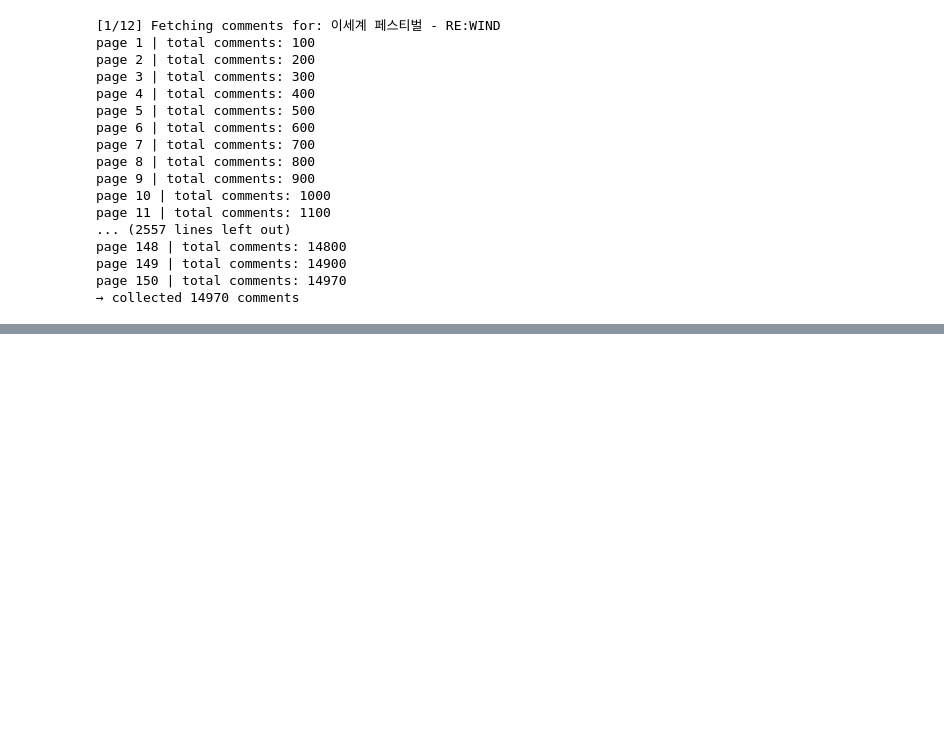
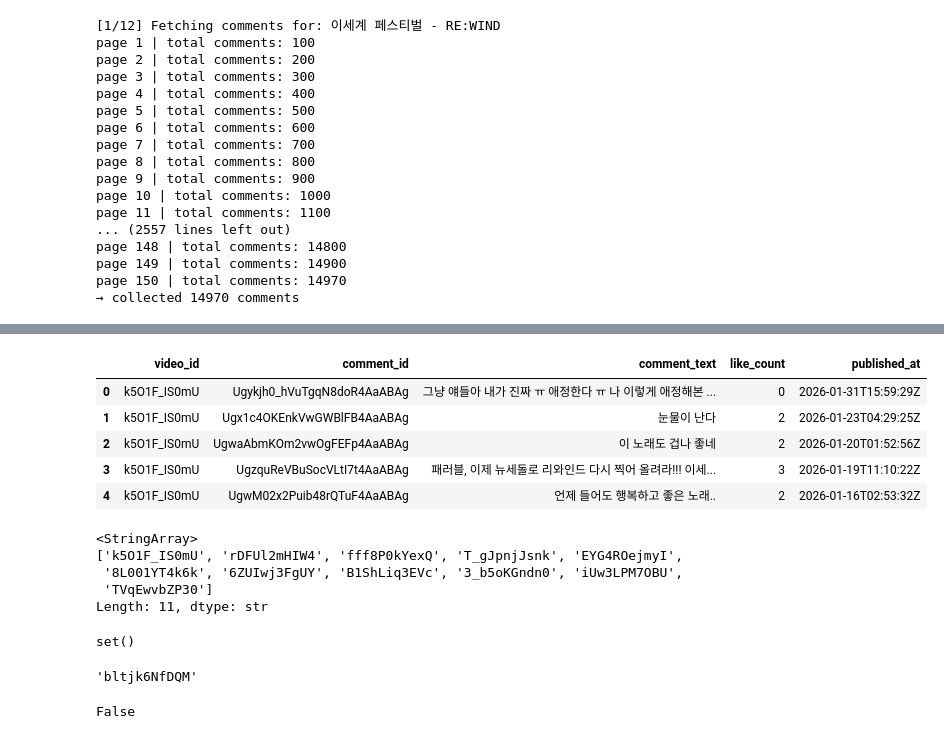
Before and after one commit to PotenUP3-DA-Team4/DA_AI_Jobs, a Jupyter notebook: chwonjae/notebooks/01_api_video_meta.ipynb, the cells around one changed output, grey strips where cells are left out. Saved outputs shown, nothing was run; the diff lists cells and outputs as text; code cells hidden in the pictures; blank space fills up the shorter version.

```diff
--- a/chwonjae/notebooks/01_api_video_meta.ipynb
+++ b/chwonjae/notebooks/01_api_video_meta.ipynb
@@ -413,0 +453,52 @@ df_comments.to_csv(
+# %%
+# 같은 폴더에 있는 CSV 파일을 읽는 방식
+df = pd.read_csv("../data/youtube_comments.csv")
+
+df.head()
+# %% [output]
+|  | video_id | comment_id | comment_text | like_count | published_at |
+| 0 | k5O1F_IS0mU | Ugykjh0_hVuTgqN8doR4AaABAg | 그냥 얘들아 내가 진짜 ㅠ 애정한다 ㅠ 나 이렇게 애정해본 ... | 0 | 2026-01-31T15:59:29Z |
+| 1 | k5O1F_IS0mU | Ugx1c4OKEnkVwGWBlFB4AaABAg | 눈물이 난다 | 2 | 2026-01-23T04:29:25Z |
+| 2 | k5O1F_IS0mU | UgwaAbmKOm2vwOgFEFp4AaABAg | 이 노래도 겁나 좋네 | 2 | 2026-01-20T01:52:56Z |
+| 3 | k5O1F_IS0mU | UgzquReVBuSocVLtI7t4AaABAg | 패러블, 이제 뉴세돌로 리와인드 다시 찍어 올려라!!! 이세... | 3 | 2026-01-19T11:10:22Z |
+| 4 | k5O1F_IS0mU | UgwM02x2Puib48rQTuF4AaABAg | 언제 들어도 행복하고 좋은 노래.. | 2 | 2026-01-16T02:53:32Z |
+# %%
+df["video_id"].unique()
+# %% [output]
+<StringArray>
+['k5O1F_IS0mU', 'rDFUl2mHIW4', 'fff8P0kYexQ', 'T_gJpnjJsnk', 'EYG4ROejmyI',
+ '8L001YT4k6k', '6ZUIwj3FgUY', 'B1ShLiq3EVc', '3_b5oKGndn0', 'iUw3LPM7OBU',
+ 'TVqEwvbZP30']
+Length: 11, dtype: str
+# %%
+import pandas as pd
+
+# 이미 저장된 댓글 CSV 로드
+df_comments = pd.read_csv("../data/youtube_comments.csv")
+
+# 메타에 있는 전체 video_id
+meta_video_ids = set(v["video_id"] for v in video_list)
+
+# 댓글 CSV에 실제 존재하는 video_id
+comment_video_ids = set(df_comments["video_id"].unique())
+
+# 빠진 video_id
+missing_video_ids = meta_video_ids - comment_video_ids
+missing_video_ids
+# %% [output]
+set()
+# %%
+TARGET_URL = "youtube.com/watch?si=RZf9EA9TSPukVqbf&v=bltjk6NfDQM&feature=youtu.be"
+TARGET_VIDEO_ID = extract_video_id(TARGET_URL)
+
+TARGET_VIDEO_ID
+# %% [output]
+'bltjk6NfDQM'
+# %%
+
+
+df_comments = pd.read_csv("../data/youtube_comments.csv")
+
+TARGET_VIDEO_ID in set(df_comments["video_id"])
+# %% [output]
+False
```
Also changed, not shown: parts of 19 cells of this notebook, 2 other files.
